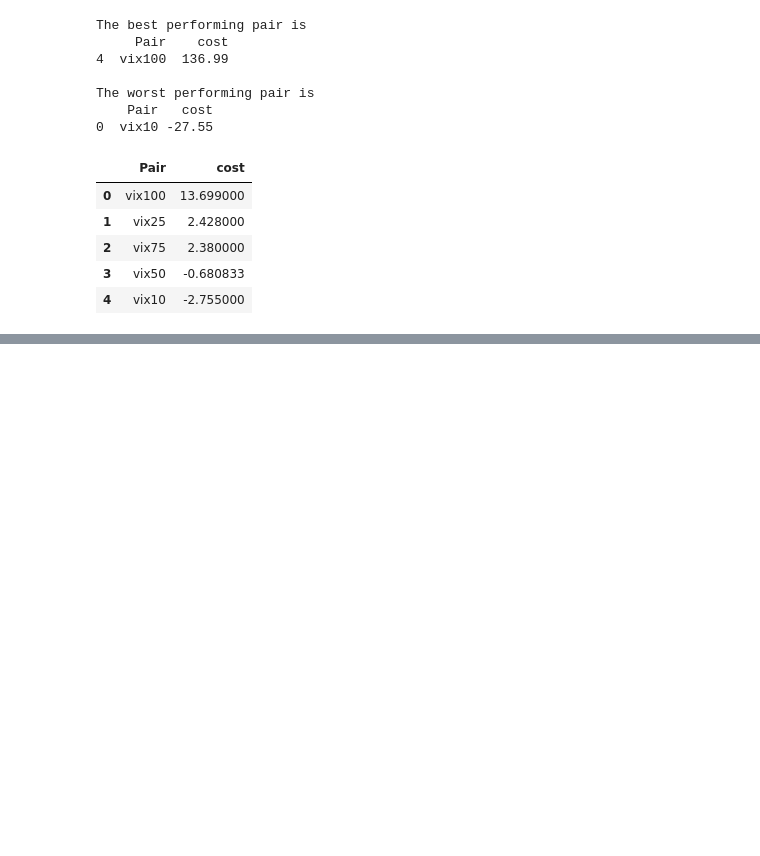
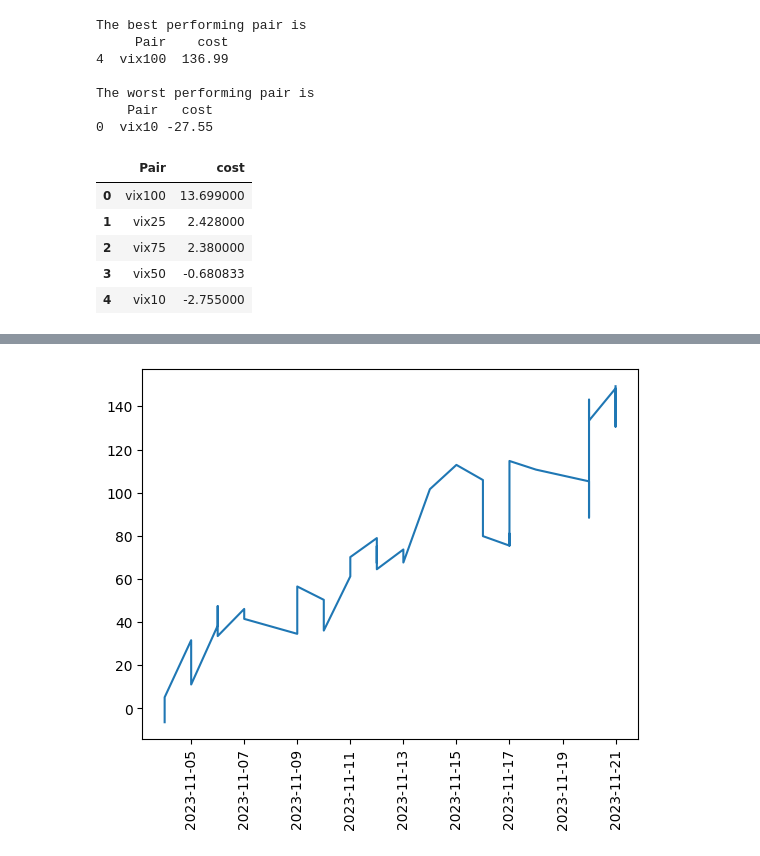
Before and after one commit to ToluPaul/forex, a Jupyter notebook: forex_pred.ipynb, the cells around one changed output, grey strips where cells are left out. Cells and saved outputs as stored; diff of their text form; code cells hidden in the pictures; blank space fills up the shorter version.

```diff
--- a/forex_pred.ipynb
+++ b/forex_pred.ipynb
@@ -114,3 +114,9 @@ vix.head()
 | 2 | vix100 | Sell | tp | 26.46 | 2023-11-05 | 1802.8000 | 1820.6500 | 1749.9100 | 1900-01-01 04:41:05 | 1900-01-01 08:19:21 | 2.96302521 | ... |
 | 3 | vix10 | Sell | sl | -3.26 | 2023-11-05 | 7084.9190 | 7091.3930 | 7062.7680 | 1900-01-01 04:41:26 | 1900-01-01 06:54:22 | 3.421532283 | ... |
 | 4 | vix50 | Buy | sl | -6.03 | 2023-11-05 | 191.5289 | 190.0258 | 195.7944 | 1900-01-01 13:55:44 | 1900-01-01 16:35:04 | 2.837801876 | ... |
+# %%
+plt.plot(vix['Date'],vix['cumsum'])
+plt.xticks(rotation= 'vertical')
+plt.show()
+# %% [output]
+[figure, added]
```
Also changed, not shown: parts of 2 cells of this notebook.
